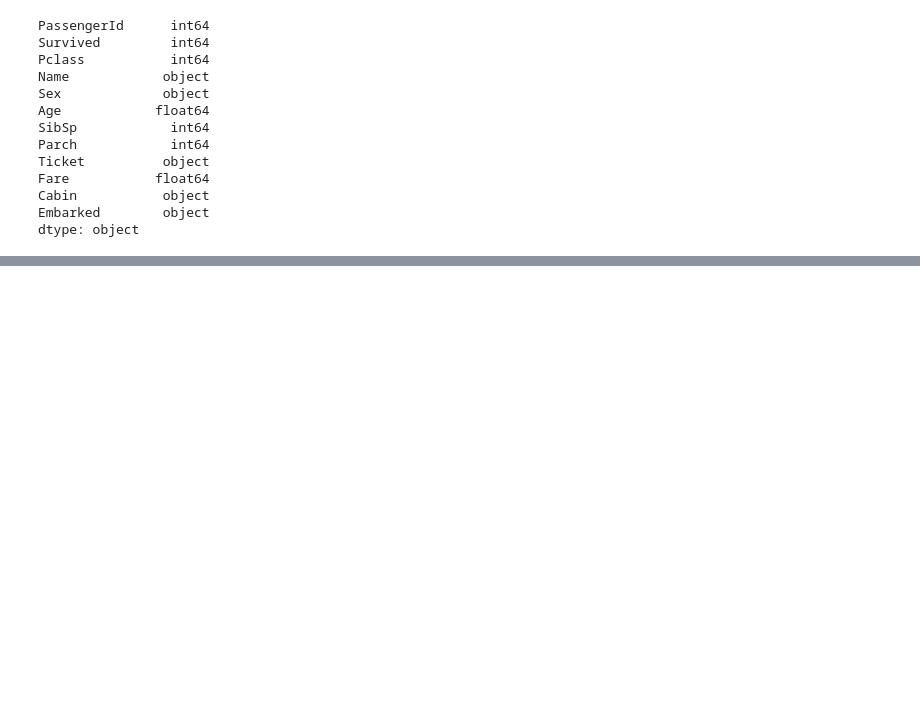
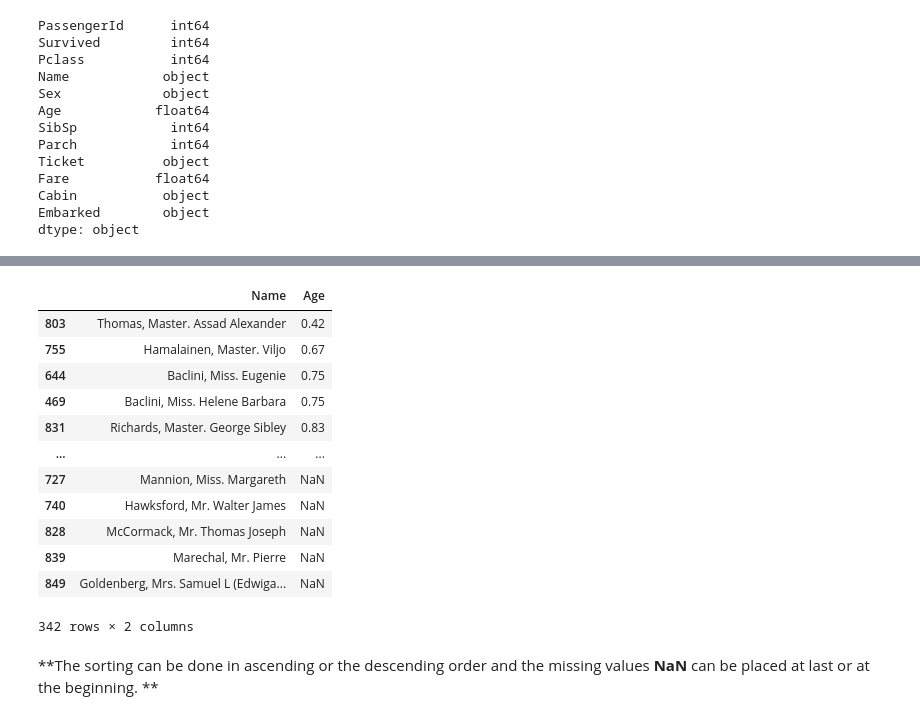
Before and after one commit to SumanSudo/DSML, a Jupyter notebook: Day4/Pandas/pandas.ipynb, the cells around one changed output, grey strips where cells are left out. Drawn from its saved outputs; the diff is of its cells as text; code cells hidden in the pictures; blank space fills up the shorter version.

```diff
--- a/Day4/Pandas/pandas.ipynb
+++ b/Day4/Pandas/pandas.ipynb
@@ -334,0 +397,18 @@ dtype: object
+# %%
+sort_data
+# %% [output]
+|  | Name | Age |
+| 803 | Thomas, Master. Assad Alexander | 0.42 |
+| 755 | Hamalainen, Master. Viljo | 0.67 |
+| 644 | Baclini, Miss. Eugenie | 0.75 |
+| 469 | Baclini, Miss. Helene Barbara | 0.75 |
+| 831 | Richards, Master. George Sibley | 0.83 |
+| ... | ... | ... |
+| 727 | Mannion, Miss. Margareth | NaN |
+| 740 | Hawksford, Mr. Walter James | NaN |
+| 828 | McCormack, Mr. Thomas Joseph | NaN |
+| 839 | Marechal, Mr. Pierre | NaN |
+| 849 | Goldenberg, Mrs. Samuel L (Edwiga... | NaN |
+342 rows × 2 columns
+# %% [markdown]
+**The sorting can be done in ascending or the descending order and the missing values **NaN** can be placed at last or at the beginning. **
```
Also changed, not shown: parts of 9 cells of this notebook.
